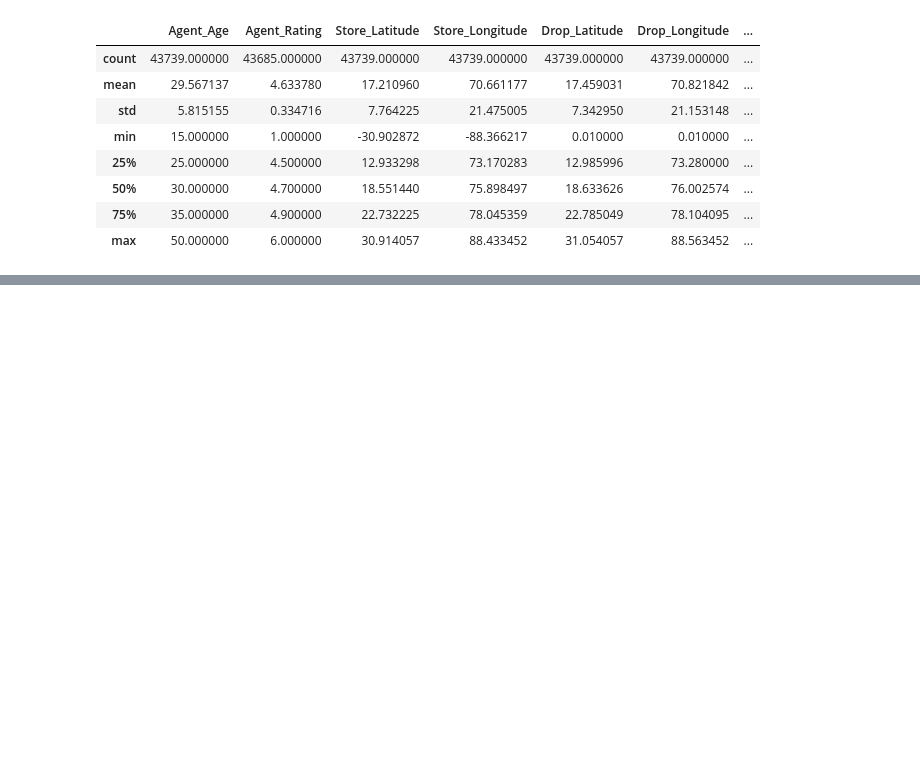
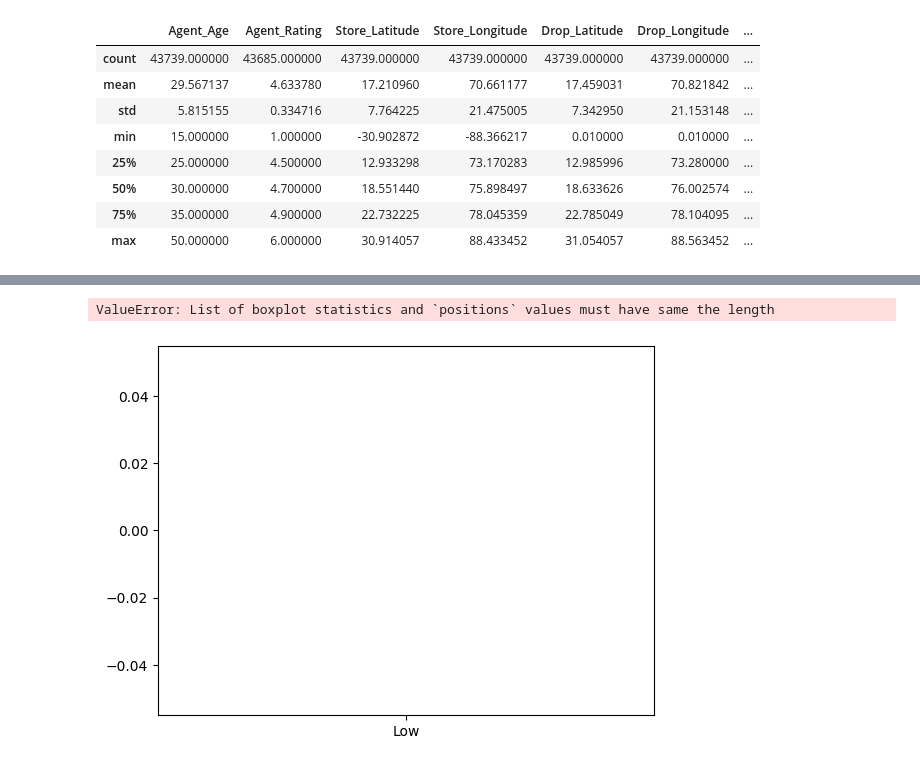
Before and after one commit to IssaMuiz/Last-Mile-ETA-Prediction, a Jupyter notebook: notebooks/data_preprocessing.ipynb, the cells around one changed output, grey strips where cells are left out. Cells and saved outputs as stored; diff of their text form; code cells hidden in the pictures; blank space fills up the shorter version.

Commit message:
Exploratory data analysis (EDA) performed

```diff
--- a/notebooks/data_preprocessing.ipynb
+++ b/notebooks/data_preprocessing.ipynb
@@ -108,0 +245,7 @@ memory usage: 5.3 MB
+# %%
+sns.boxplot(x=df['Traffic'], y=df['Delivery_Time'], data=df)
+plt.title("Impact of Traffic on Delivery time")
+plt.show()
+# %% [output]
+ValueError: List of boxplot statistics and `positions` values must have same the length
+[figure, added]
```
Also changed, not shown: parts of 15 cells of this notebook.
